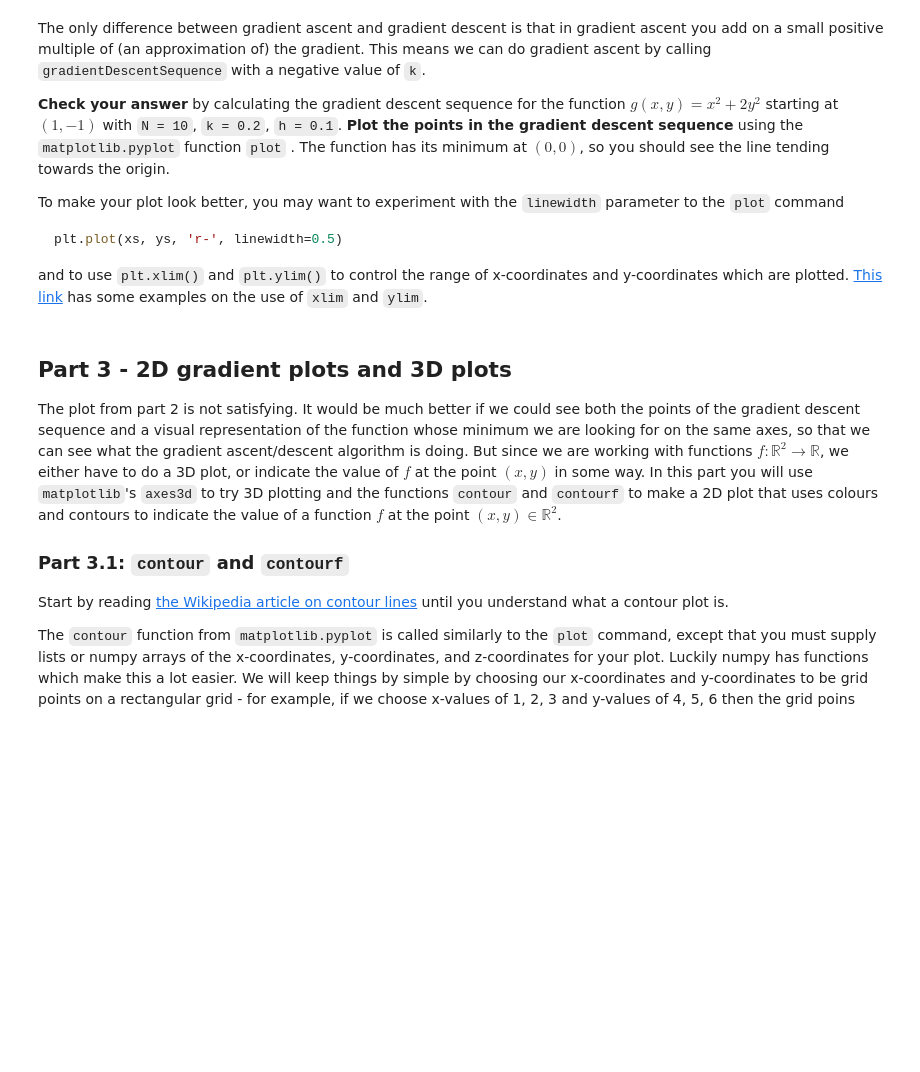
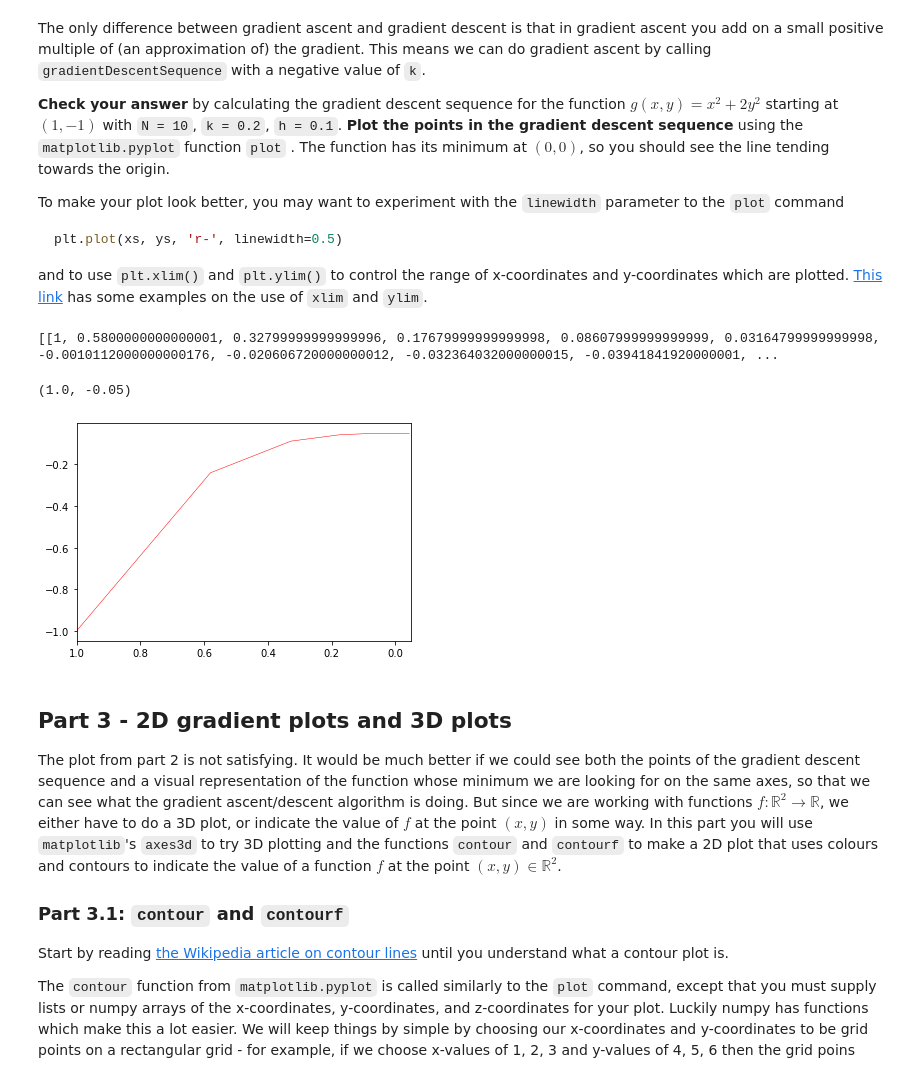
Before and after one commit to yuuee-www/Project---Gradient-Descent, a Jupyter notebook: Project 4 - Gradient Descent .ipynb, the cells around one changed output. Cells and saved outputs as stored; diff of their text form; code cells hidden in the pictures; blank space fills up the shorter version.

```diff
--- a/Project 4 - Gradient Descent .ipynb
+++ b/Project 4 - Gradient Descent .ipynb
@@ -107,6 +109,19 @@ where $k$ is a fixed small positive number called the *step size*. The reason I
  - `N` is the number of terms of the gradient descent sequence to be calculated
 
 **The output of your function must be a tuple of two lists of numbers**, the first list being the x-coordinates of the sequence $\mathbf{a}_0, \mathbf{a}_1, \ldots, \mathbf{a}_{N}$ and the second list being the y-coordinates.  This is so that you can use these lists in the `matplotlib.pyplot` plotting commands later.
+# %%
+def gradientDescentSequence(f, a0, k, h, N):
+    a_temp=a0
+    x_sequence=[a0[0]]
+    y_sequence=[a0[1]]
+    for _ in range(N):
+        approxGrad_value=approxGrad(f,a_temp,h)
+        x_next=a_temp[0]-k*approxGrad_value[0]
+        y_next=a_temp[1]-k*approxGrad_value[1]
+        x_sequence.append(x_next)
+        y_sequence.append(y_next)
+        a_temp=[x_next,y_next]
+    return (x_sequence,y_sequence)
 # %% [markdown]
 The only difference between gradient ascent and gradient descent is that in gradient ascent you add on a small positive multiple of (an approximation of) the gradient. This means we can do gradient ascent by calling `gradientDescentSequence` with a negative value of `k`.
 
@@ -124,3 +136,15 @@ def g(x, y):
+# %%
+def g(x, y):
+    return x**2 + 2*y**2
+[xs,ys]=gradientDescentSequence(g,[1,-1],0.2,0.1,10)
+print([xs,ys])
+plt.plot(xs, ys, 'r-', linewidth=0.5)
+plt.xlim(1,-0.05)
+#plt.ylim(-1,-0.05)
+# %% [output]
+[[1, 0.5800000000000001, 0.32799999999999996, 0.17679999999999998, 0.08607999999999999, 0.03164799999999998, -0.0010112000000000176, -0.020606720000000012, -0.032364032000000015, -0.03941841920000001, ...
+(1.0, -0.05)
+[figure, added]
 # %% [markdown]
 ## Part 3 - 2D gradient plots and 3D plots
 
```
Also changed, not shown: parts of 2 cells of this notebook.
